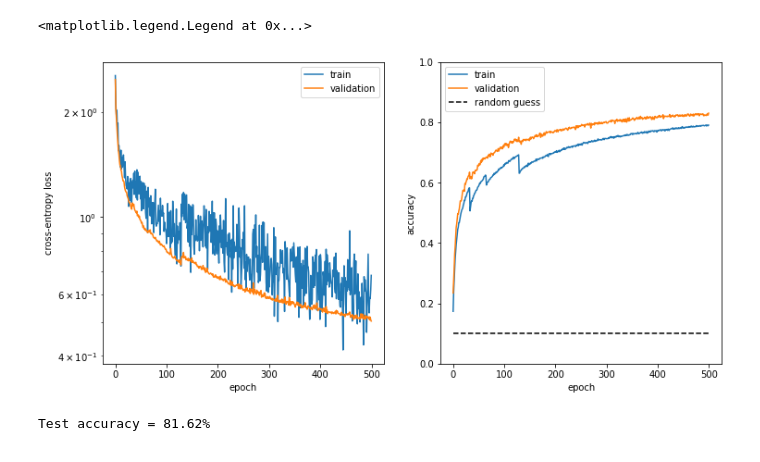
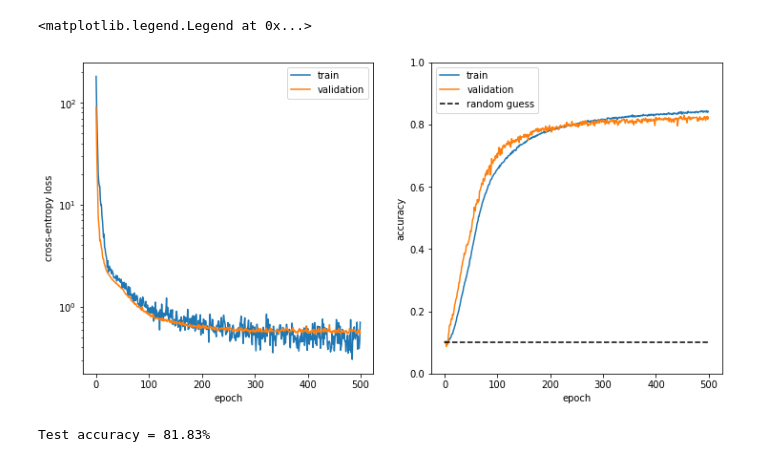
Before and after one commit to eikehmueller/deep_nn_odes, a Jupyter notebook: src/TrainCNN.ipynb, the cells around one changed output. Drawn from its saved outputs; the diff is of its cells as text; code cells hidden in the pictures.

Commit message:
Added weights and metrics from training and updated plot

```diff
--- a/src/TrainCNN.ipynb
+++ b/src/TrainCNN.ipynb
@@ -140,30 +140,30 @@ with open("metrics.json", "w", encoding="utf8") as f:
     json.dump(metrics, f, indent=4)
 # %%
 # Load metrics from disk
-with open("metrics.json","r",encoding="utf") as f:
+with open("metrics_19Dec2022.json","r",encoding="utf") as f:
     metrics = json.load(f)
 
 fig, axs = plt.subplots(1,2,figsize=(12,6))
 # loss
 axs[0].plot(metrics["loss_train"],label="train")
 axs[0].plot(metrics["loss_valid"],label="validation")
 axs[0].set_yscale("log")
 axs[0].set_xlabel("epoch")
 axs[0].set_ylabel("cross-entropy loss")
 axs[0].legend(loc="upper right")
 axs[1].set_ylim(0,1)
 axs[1].plot(metrics["acc_train"],label="train")
 axs[1].plot(metrics["acc_valid"],label="validation")
 axs[1].plot([0,len(metrics["acc_train"])],[0.1,0.1],color="black",linestyle="--",label="random guess")
 axs[1].set_xlabel("epoch")
 axs[1].set_ylabel("accuracy")
 axs[1].legend(loc="upper left")
 # %% [output]
 <matplotlib.legend.Legend at 0x...>
-[figure, old version]
+[figure, new version]
 # %%
 # Test model performance on test data
-with open("weights.npy", "rb") as f:
+with open("weights_19Dec2022.npy", "rb") as f:
     params = pickle.load(f)
 
 rngkey = jax.random.PRNGKey(seed=37)
@@ -179,4 +179,4 @@ for images, labels in zip(jnp.split(test_images,n_batch),jnp.split(test_labels,n
     n_correct += jnp.sum(1 * (jnp.argmax(jax.nn.softmax(y_pred), axis=-1) == labels))
 print (f"Test accuracy = {(100*n_correct/n_total):4.2f}%")
 # %% [output]
-Test accuracy = 81.62%
+Test accuracy = 81.83%
```
Also changed, not shown: 2 other files.
